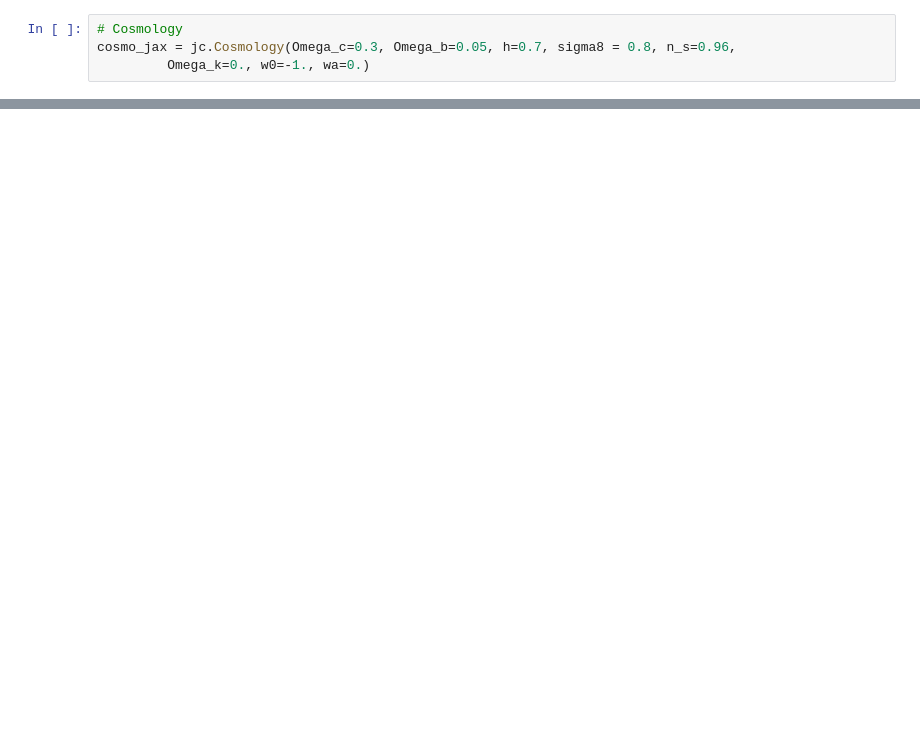
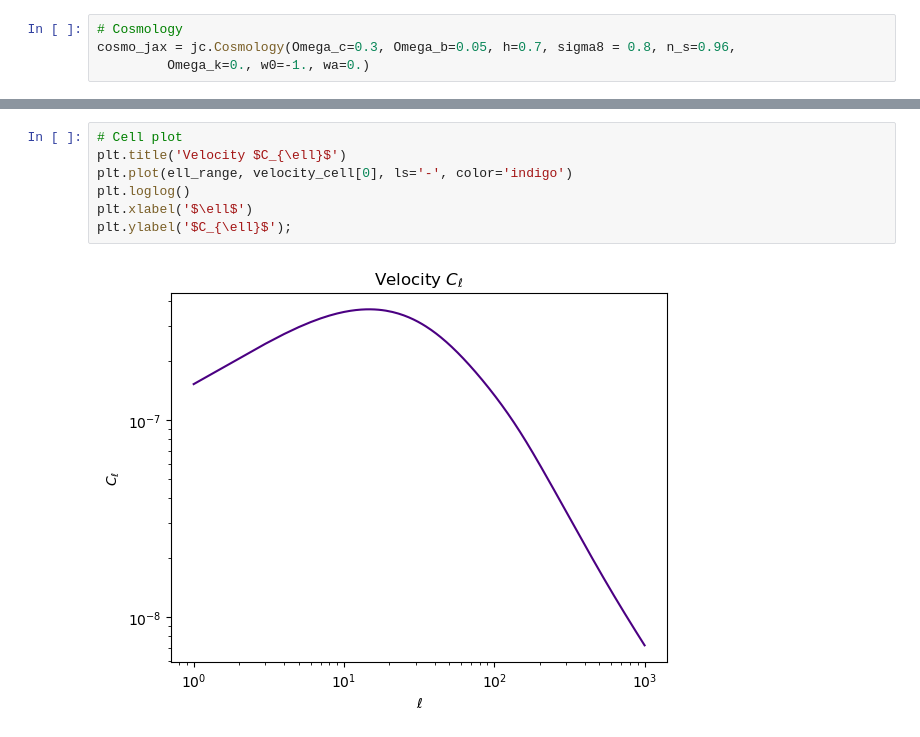
Before and after one commit to JP-Bonifacio/jax_cosmo, a Jupyter notebook: docs/notebooks/velocity_cell.ipynb, the cells around one changed output, grey strips where cells are left out. Saved outputs shown, nothing was run; the diff lists cells and outputs as text; blank space fills up the shorter version.

```diff
--- a/docs/notebooks/velocity_cell.ipynb
+++ b/docs/notebooks/velocity_cell.ipynb
@@ -52,0 +53,9 @@ plt.xlabel('Scale factor $a$');
+# %%
+# Cell plot
+plt.title('Velocity $C_{\ell}$')
+plt.plot(ell_range, velocity_cell[0], ls='-', color='indigo')
+plt.loglog()
+plt.xlabel('$\ell$')
+plt.ylabel('$C_{\ell}$');
+# %% [output]
+[figure, added]
```
Also changed, not shown: parts of 5 cells of this notebook.
